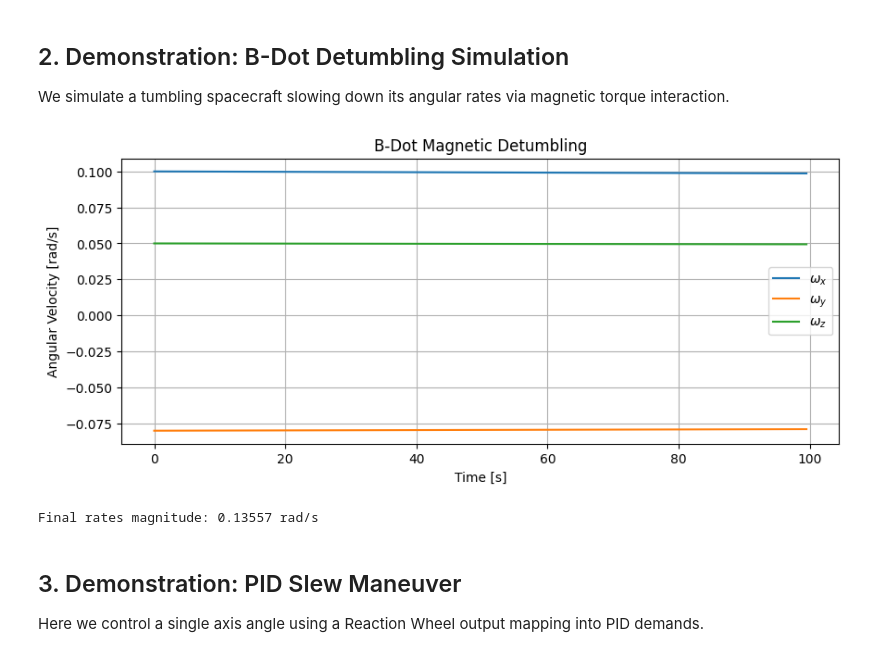
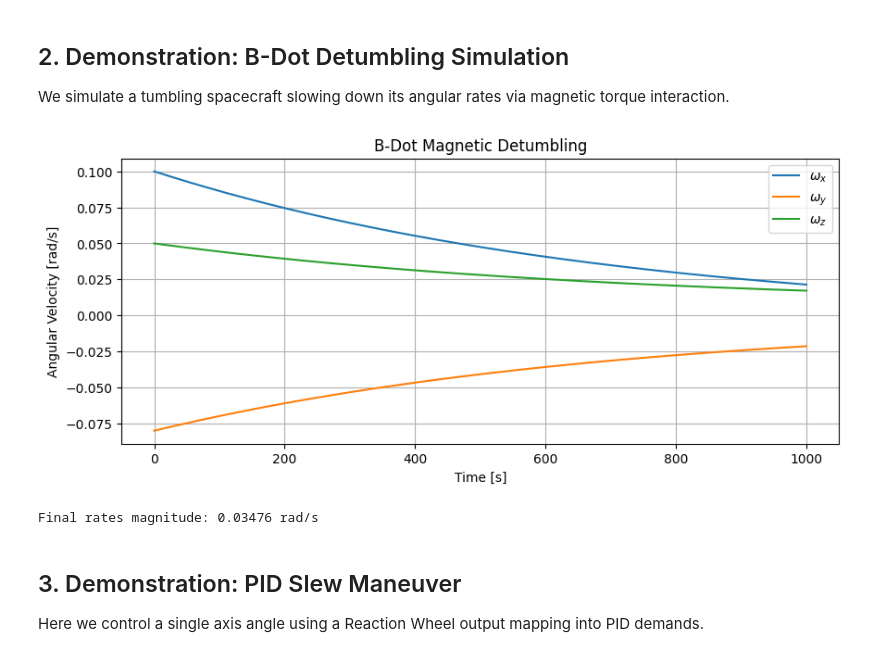
Before and after one commit to BatuhanAkkova/gnc-toolkit, a Jupyter notebook: docs/tutorials/15_attitude_control.ipynb, the cells around one changed output. Drawn from its saved outputs; the diff is of its cells as text; code cells hidden in the pictures.

```diff
--- a/docs/tutorials/15_attitude_control.ipynb
+++ b/docs/tutorials/15_attitude_control.ipynb
@@ -41,10 +41,10 @@ inv_I = np.linalg.inv(Inertia)
 omega = np.array([0.1, -0.08, 0.05])  # Initial tumbling rates [rad/s]
 B_field = np.array([2e-5, 1e-5, -3e-5])  # Earth B-field approximation [Tesla]
 
-bdot_ctrl = BDot(gain=10000.0)  # High gain for demo scaling
+bdot_ctrl = BDot(gain=100000.0)  # High gain for demo scaling
 
 dt = 0.5
-steps = 200
+steps = 2000
 history_omega = []
 
 for k in range(steps):
@@ -54,35 +54,35 @@ for k in range(steps):
 
     # 2. Control Output
     dipole = bdot_ctrl.calculate_control(B_dot)
 
     # 3. Torque generation
     T_ctrl = np.cross(dipole, B_field)
 
     # 4. Dynamics (Euler's equations):
     # I * omega_dot + omega x (I * omega) = T
     omega_dot = inv_I @ (T_ctrl - np.cross(omega, Inertia @ omega))
     omega = omega + omega_dot * dt
 
     history_omega.append(omega.copy())
 
 history_omega = np.array(history_omega)
 time = np.arange(steps) * dt
 
 plt.figure(figsize=(10, 4))
 plt.plot(time, history_omega[:, 0], label='$\omega_x$')
 plt.plot(time, history_omega[:, 1], label='$\omega_y$')
 plt.plot(time, history_omega[:, 2], label='$\omega_z$')
 plt.xlabel('Time [s]')
 plt.ylabel('Angular Velocity [rad/s]')
 plt.title('B-Dot Magnetic Detumbling')
 plt.legend()
 plt.grid(True)
 plt.show()
 
 print(f"Final rates magnitude: {np.linalg.norm(omega):.5f} rad/s")
 # %% [output]
-[figure, old version]
+[figure, new version]
-Final rates magnitude: 0.13557 rad/s
+Final rates magnitude: 0.03476 rad/s
 # %% [markdown]
 ## 3. Demonstration: PID Slew Maneuver
 
```
Also changed, not shown: 1 other file.
